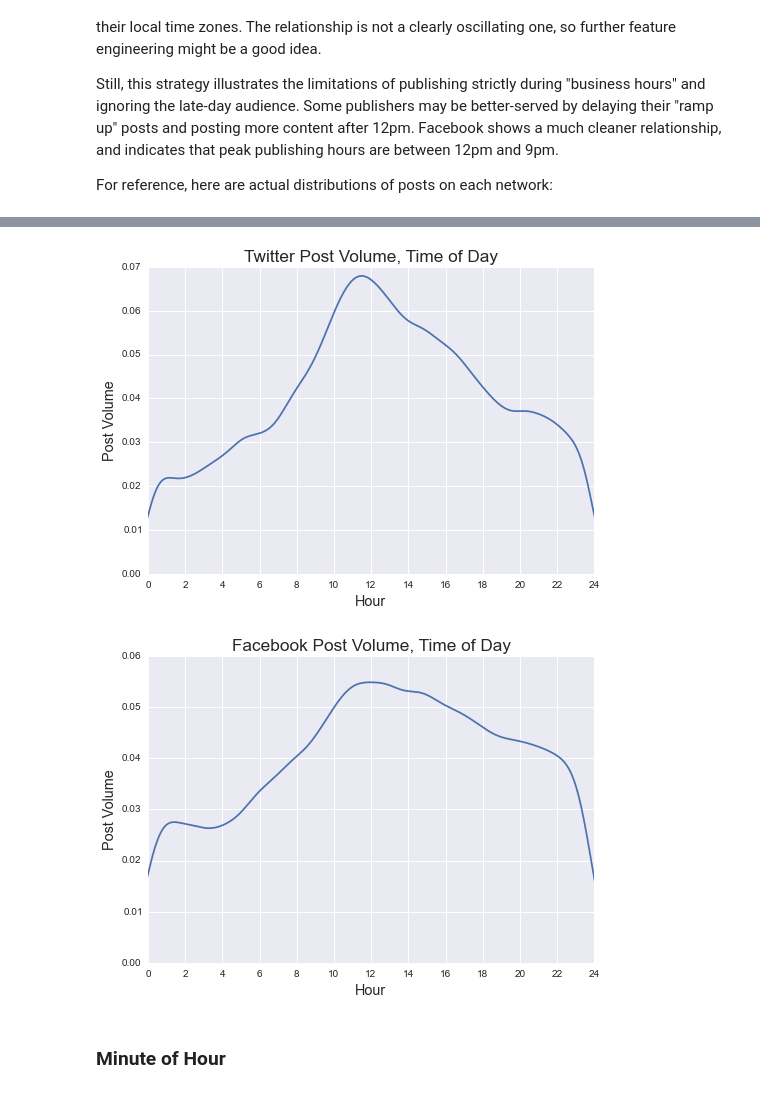
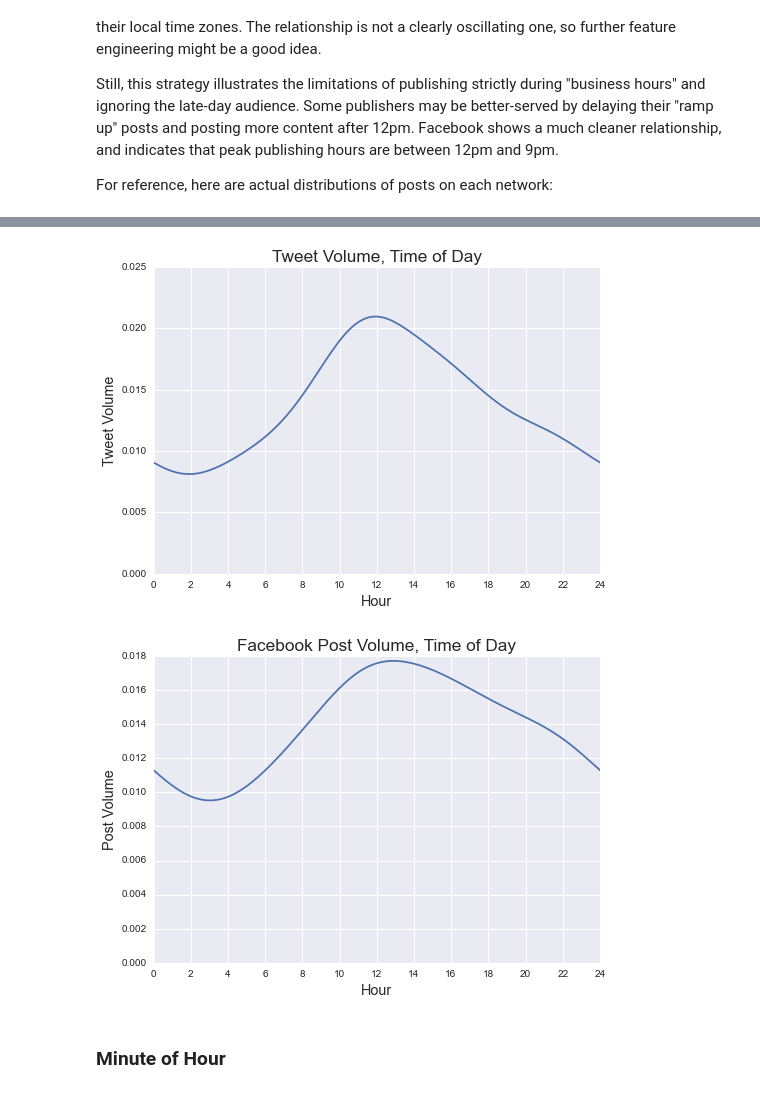
Before and after one commit to micahlanier/social-news, a Jupyter notebook: src/exploration/timeExploration.ipynb, the cells around one changed output, grey strips where cells are left out. Saved outputs shown, nothing was run; the diff lists cells and outputs as text; code cells hidden in the pictures.

```diff
--- a/src/exploration/timeExploration.ipynb
+++ b/src/exploration/timeExploration.ipynb
@@ -349,24 +452,40 @@ For reference, here are actual distributions of posts on each network:
 # %%
-# Twitter.
-tw.time_est.plot(kind='kde')
+# Create a "smoother" dataset for KDE plotting.
+# Duplicate dataset before and after main one (by adding/subtracting 24 hours).
+# That way lines won't sharply decline at edges.
+
+# Twitter data.
+twBefore = tw.copy()
+twBefore.time_est = twBefore.time_est - 24.0
+twAfter = tw.copy()
+twAfter.time_est = twAfter.time_est + 24.0
+twSmooth = tw.append(twBefore).append(twAfter)
+# Plot.
+twSmooth.time_est.plot(kind='kde')
 plt.title('Tweet Volume, Time of Day',size='xx-large')
 plt.xlabel('Hour',size='x-large')
 plt.ylabel('Tweet Volume',size='x-large')
 plt.xlim((0,timeIncrements.max()))
 plt.xticks(range(0,25,2))
 plt.show()
 
-# Facebook.
-fb.time_est.plot(kind='kde')
+# Facebook data.
+fbBefore = fb.copy()
+fbBefore.time_est = fbBefore.time_est - 24.0
+fbAfter = fb.copy()
+fbAfter.time_est = fbAfter.time_est + 24.0
+fbSmooth = fb.append(fbBefore).append(fbAfter)
+# Plot.
+fbSmooth.time_est.plot(kind='kde')
 plt.title('Facebook Post Volume, Time of Day',size='xx-large')
 plt.xlabel('Hour',size='x-large')
 plt.ylabel('Post Volume',size='x-large')
 plt.xlim((0,timeIncrements.max()))
 plt.xticks(range(0,25,2))
 plt.show()
 # %% [output]
-[figure, old version]
+[figure, new version]
-[figure, old version]
+[figure, new version]
 # %% [markdown]
 ### Minute of Hour
 # %% [markdown]
```
Also changed, not shown: parts of 9 cells of this notebook.
